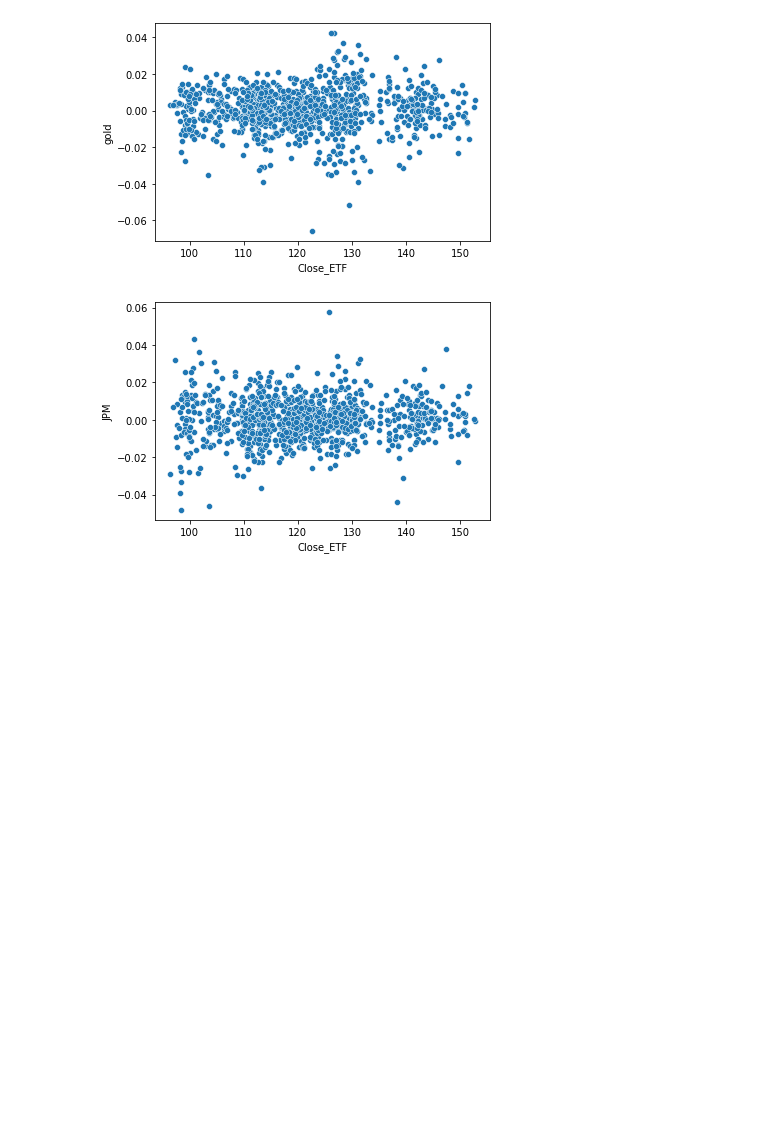
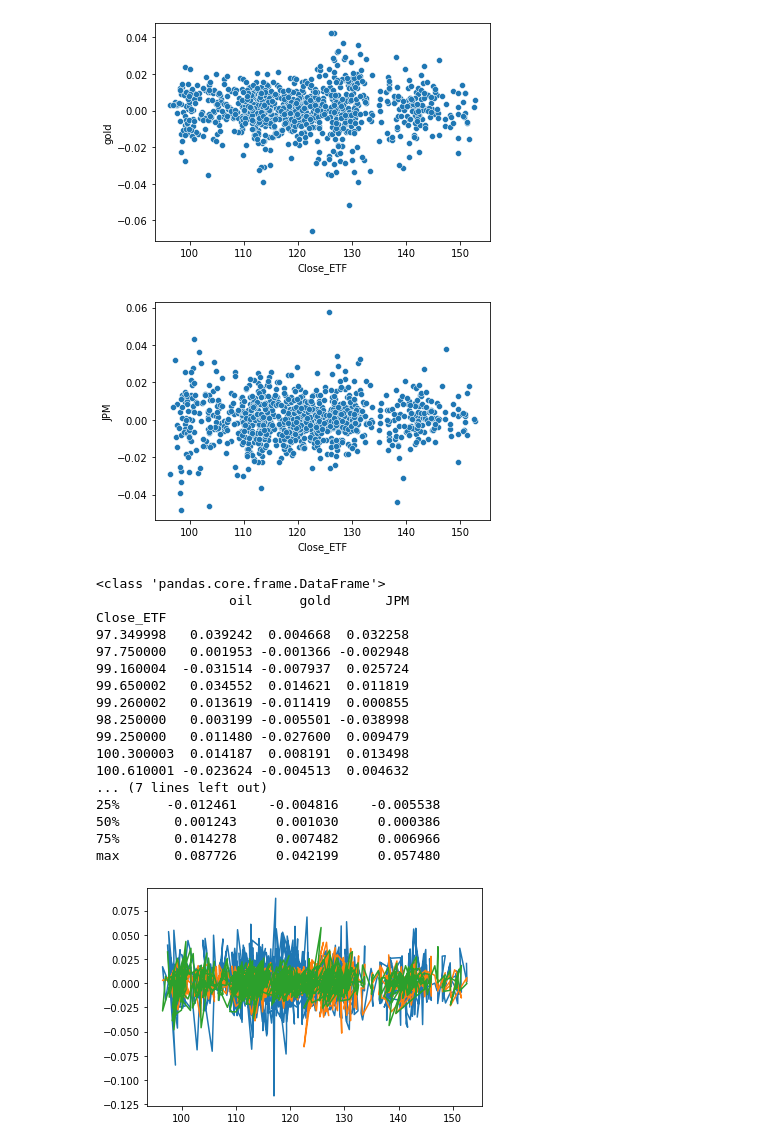
Before and after one commit to arefeenshamsuzzoha/stevens-stuff, a Jupyter notebook: MA 541/MA541project_part2.ipynb, the cells around one changed output. Saved outputs shown, nothing was run; the diff lists cells and outputs as text; code cells hidden in the pictures; blank space fills up the shorter version.

```diff
--- a/MA 541/MA541project_part2.ipynb
+++ b/MA 541/MA541project_part2.ipynb
@@ -78,3 +78,32 @@ scatter_ETF_gold = sns.scatterplot(data=project_data, x="Close_ETF", y="gold")
 scatter_ETF_JPM = sns.scatterplot(data=project_data, x="Close_ETF", y="JPM")
 # %% [output]
 [figure]
+# %%
+#time series plot for all the elements
+
+timeseries = pd.read_csv('data.csv', header=0, parse_dates=[0], index_col=0, squeeze=True)
+print(type(timeseries))
+print(timeseries.head(10))
+print(timeseries.size)
+print(timeseries.describe())
+plt.plot(timeseries)
+plt.show()
+# %% [output]
+<class 'pandas.core.frame.DataFrame'>
+                 oil      gold       JPM
+Close_ETF
+97.349998   0.039242  0.004668  0.032258
+97.750000   0.001953 -0.001366 -0.002948
+99.160004  -0.031514 -0.007937  0.025724
+99.650002   0.034552  0.014621  0.011819
+99.260002   0.013619 -0.011419  0.000855
+98.250000   0.003199 -0.005501 -0.038998
+99.250000   0.011480 -0.027600  0.009479
+100.300003  0.014187  0.008191  0.013498
+100.610001 -0.023624 -0.004513  0.004632
+... (7 lines left out)
+25%      -0.012461    -0.004816    -0.005538
+50%       0.001243     0.001030     0.000386
+75%       0.014278     0.007482     0.006966
+max       0.087726     0.042199     0.057480
+[figure, added]
```
Also changed, not shown: parts of 1 cell of this notebook, 4 other files.
